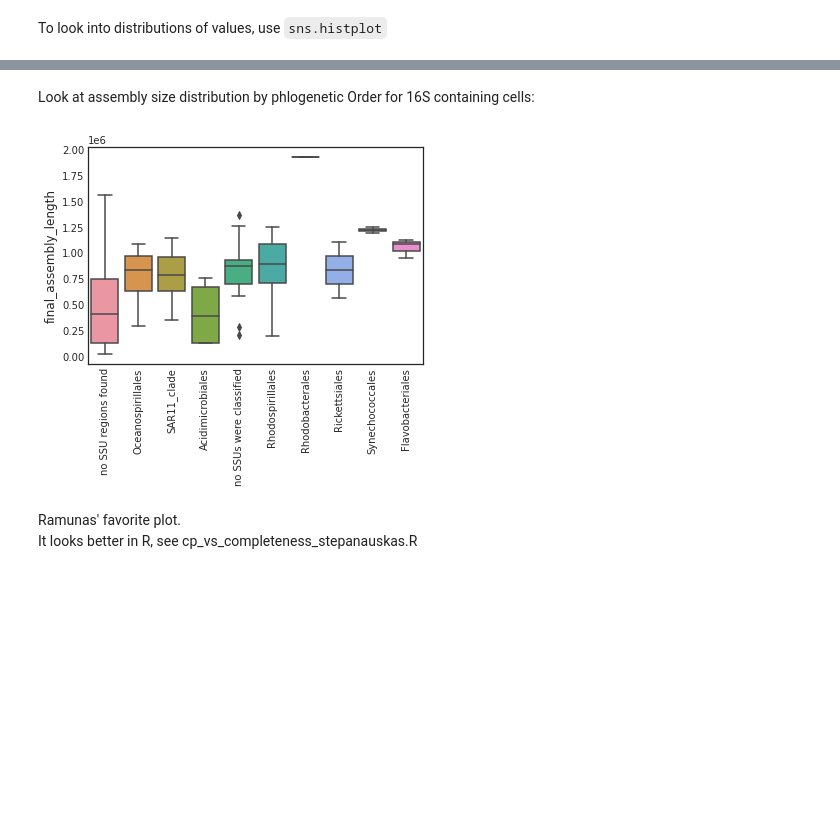
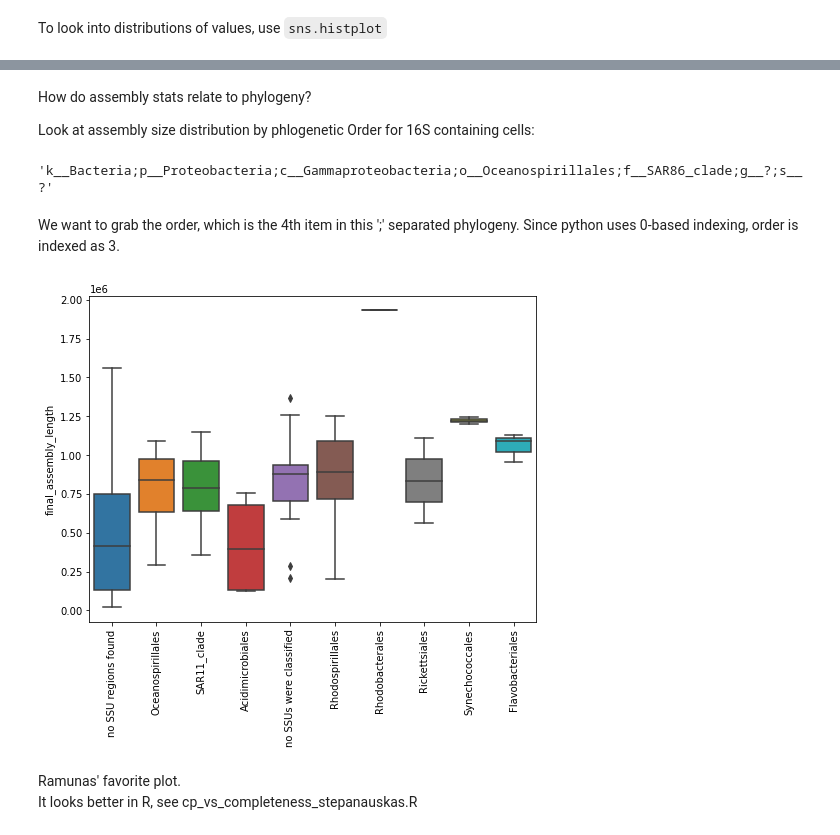
Before and after one commit to Bigelow-SCG-Course/Day1PM_SCG_data_intro, a Jupyter notebook: day1PM_playing_with_metadata.ipynb, the cells around one changed output, grey strips where cells are left out. Drawn from its saved outputs; the diff is of its cells as text; code cells hidden in the pictures; blank space fills up the shorter version.

```diff
--- a/day1PM_playing_with_metadata.ipynb
+++ b/day1PM_playing_with_metadata.ipynb
@@ -5,8 +5,11 @@ Make sure you are using the biopy kernel when running this notebook.
 # %%
-import pandas as pd
-import matplotlib.pyplot as plt
+import pandas as pd       # data frame importing and manipulation
+import matplotlib.pyplot as plt  # plotting
 import seaborn as sns # additional plotting library that allows us to make nice looking, simple plots easily
+from collections import Counter  # Simple function that will count items in a list
+
+plt.rcParams["figure.figsize"] = (8,6)
 # %%
-assembly_stats_file = "/mnt/storage/data/sag_deliverables/AG-910_assembly_stats_updated.csv"
+assembly_stats_file = "AG-910_assembly_stats_updated.csv"
 df = pd.read_csv(assembly_stats_file)
 # %% [markdown]
@@ -24,5 +53,4 @@ Let's look at how these cells line up based on various pieces of metadata:
 # %%
 # let's examine 'successful' cells, those with a final assembly length > 20kb
 
-df = df[(df['final_assembly_length'] >= 20000) & (df['well_type'] == '1 cell')]
-df.sort_values(by = 'wga_cp', ascending = False)
+gdf = df[(df['final_assembly_length'] >= 20000) & (df['well_type'] == '1 cell')]
@@ -83,14 +116,21 @@ Counter({'not found': 159, 'found': 67})
 # %% [markdown]
+How do assembly stats relate to phylogeny?
+
 Look at assembly size distribution by phlogenetic Order for 16S containing cells:
+# %%
+df['SSU_classification_1'][1]
+# %% [output]
+'k__Bacteria;p__Proteobacteria;c__Gammaproteobacteria;o__Oceanospirillales;f__SAR86_clade;g__?;s__?'
+# %% [markdown]
+We want to grab the order, which is the 4th item in this ';' separated phylogeny.  Since python uses 0-based indexing, order is indexed as 3.
 # %%
-orders = [i if len(i.split(";")) == 1 else i.split(";")[3].replace("o__",'') for i in df['SSU_classification_1']]
+orders = [i if len(i.split(";")) == 1 else i.split(";")[3].replace("o__",'') for i in gdf['SSU_classification_1']]
 
-sns.boxplot(x = orders, y = df['final_assembly_length'])
-plt.xticks(rotation = 90)
-
+ax = sns.boxplot(x = orders, y = gdf['final_assembly_length'])
+ax.tick_params(axis='x', labelrotation = 90)
 plt.show()
 # %% [output]
-[figure, old version]
+[figure, new version]
 # %% [markdown]
 Ramunas' favorite plot.
 It looks better in R, see cp_vs_completeness_stepanauskas.R
```
Also changed, not shown: parts of 22 cells of this notebook, 4 other files.
